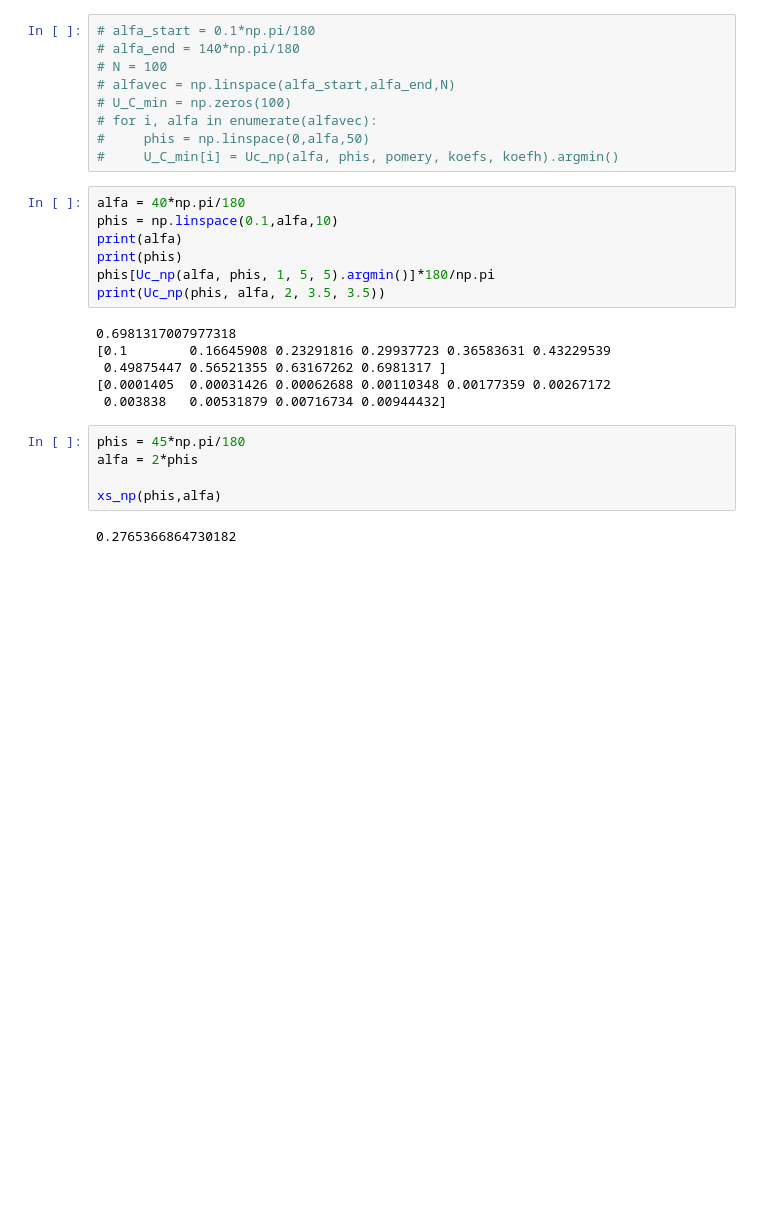
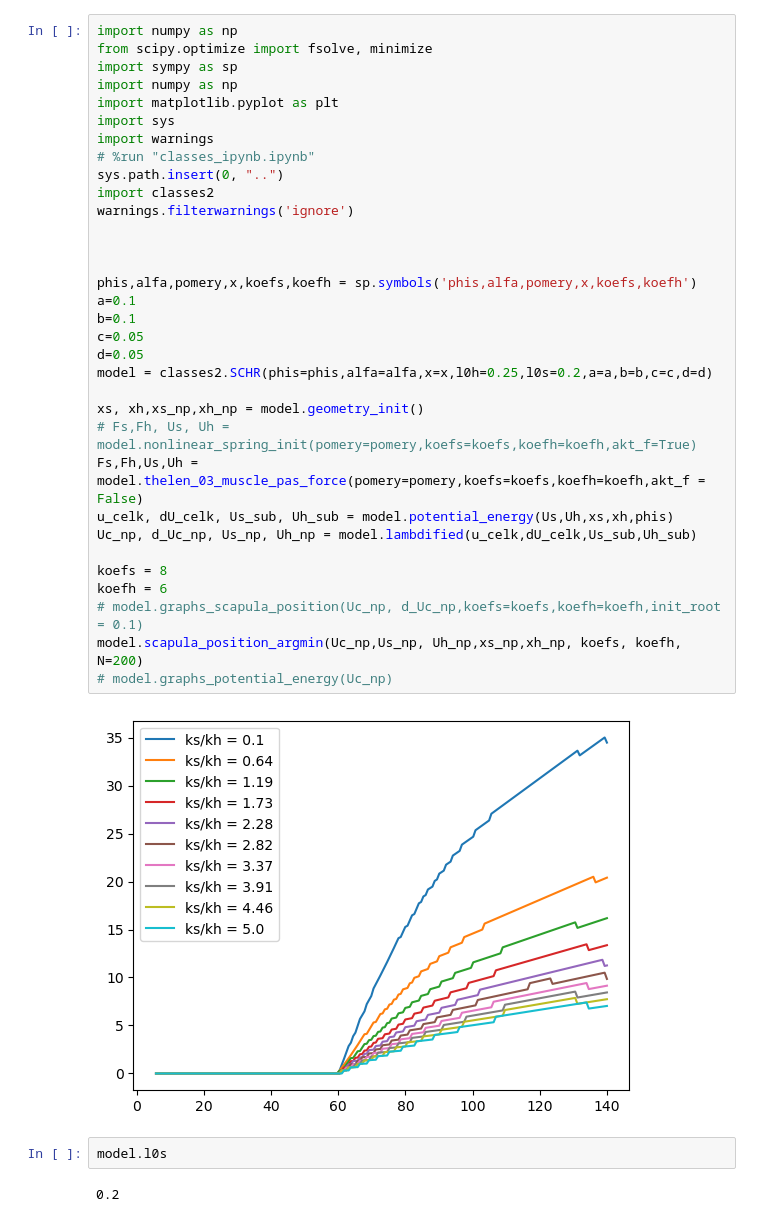
Before and after one commit to zoufaond/Passive_SCHR, a Jupyter notebook: main.ipynb, the cells around one changed output. Cells and saved outputs as stored; diff of their text form; blank space fills up the shorter version.

Commit message:
thelen passive force

```diff
--- a/main.ipynb
+++ b/main.ipynb
@@ -36,29 +34,39 @@ model.scapula_position_argmin(Uc_np, koefs, koefh, N=1000)
 # %%
-# alfa_start = 0.1*np.pi/180
-# alfa_end = 140*np.pi/180
-# N = 100
-# alfavec = np.linspace(alfa_start,alfa_end,N)
-# U_C_min = np.zeros(100)
-# for i, alfa in enumerate(alfavec):
-#     phis = np.linspace(0,alfa,50)
-#     U_C_min[i] = Uc_np(alfa, phis, pomery, koefs, koefh).argmin()
+import numpy as np
+from scipy.optimize import fsolve, minimize
+import sympy as sp
+import numpy as np
+import matplotlib.pyplot as plt
+import sys
+import warnings
+# %run "classes_ipynb.ipynb"
+sys.path.insert(0, "..")
+import classes2
+warnings.filterwarnings('ignore')
+
+
+
+phis,alfa,pomery,x,koefs,koefh = sp.symbols('phis,alfa,pomery,x,koefs,koefh')
+a=0.1
+b=0.1
+c=0.05
+d=0.05
+model = classes2.SCHR(phis=phis,alfa=alfa,x=x,l0h=0.25,l0s=0.2,a=a,b=b,c=c,d=d)
+
+xs, xh,xs_np,xh_np = model.geometry_init()
+# Fs,Fh, Us, Uh = model.nonlinear_spring_init(pomery=pomery,koefs=koefs,koefh=koefh,akt_f=True)
+Fs,Fh,Us,Uh = model.thelen_03_muscle_pas_force(pomery=pomery,koefs=koefs,koefh=koefh,akt_f = False)
+u_celk, dU_celk, Us_sub, Uh_sub = model.potential_energy(Us,Uh,xs,xh,phis)
+Uc_np, d_Uc_np, Us_np, Uh_np = model.lambdified(u_celk,dU_celk,Us_sub,Uh_sub)
+
+koefs = 8
+koefh = 6
+# model.graphs_scapula_position(Uc_np, d_Uc_np,koefs=koefs,koefh=koefh,init_root = 0.1)
+model.scapula_position_argmin(Uc_np,Us_np, Uh_np,xs_np,xh_np, koefs, koefh, N=200)
+# model.graphs_potential_energy(Uc_np)
+# %% [output]
+[figure, added]
-# %%
-alfa = 40*np.pi/180
-phis = np.linspace(0.1,alfa,10)
-print(alfa)
-print(phis)
-phis[Uc_np(alfa, phis, 1, 5, 5).argmin()]*180/np.pi
-print(Uc_np(phis, alfa, 2, 3.5, 3.5))
-# %% [output]
-0.6981317007977318
-[0.1        0.16645908 0.23291816 0.29937723 0.36583631 0.43229539
- 0.49875447 0.56521355 0.63167262 0.6981317 ]
-[0.0001405  0.00031426 0.00062688 0.00110348 0.00177359 0.00267172
- 0.003838   0.00531879 0.00716734 0.00944432]
-# %%
-phis = 45*np.pi/180
-alfa = 2*phis
-
-xs_np(phis,alfa)
-# %% [output]
-0.2765366864730182
+# %%
+model.l0s
+# %% [output]
+0.2
```
Also changed, not shown: parts of 2 cells of this notebook, 1 other file.
